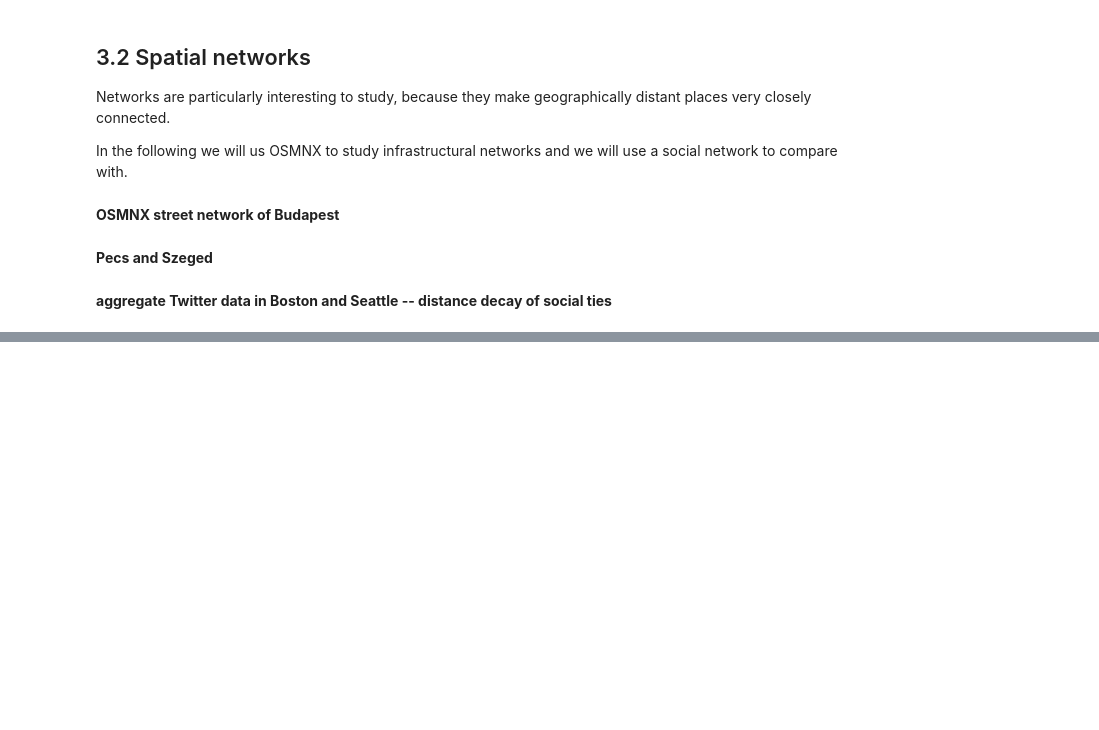
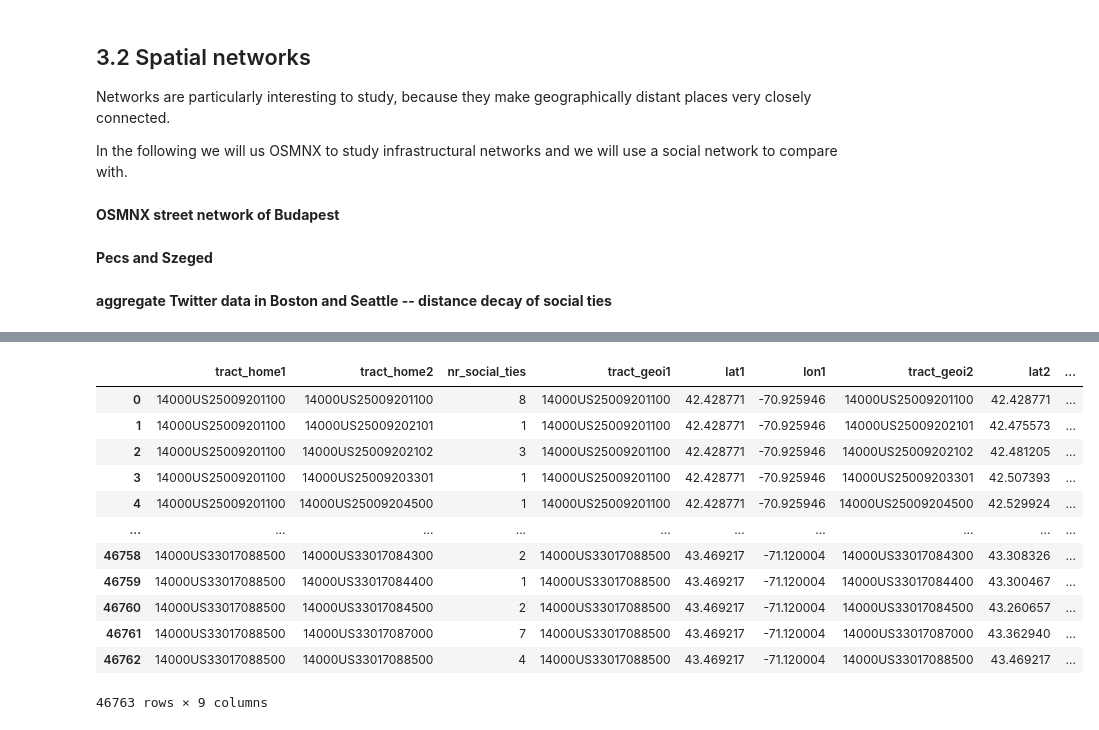
Before and after one commit to sandorjuhasz/geoDS_guest_lectures, a Jupyter notebook: code/part3_geoDS_OSM_and_spatial_networks.ipynb, the cells around one changed output, grey strips where cells are left out. Saved outputs shown, nothing was run; the diff lists cells and outputs as text; code cells hidden in the pictures; blank space fills up the shorter version.

```diff
--- a/code/part3_geoDS_OSM_and_spatial_networks.ipynb
+++ b/code/part3_geoDS_OSM_and_spatial_networks.ipynb
@@ -80,0 +93,2 @@ In the following we will us OSMNX to study infrastructural networks and we will
+# %%
+ct_el = pd.read_csv("../DATA/boston_US_twitter_edgelist.csv", sep=";")
@@ -80,0 +115,32 @@ In the following we will us OSMNX to study infrastructural networks and we will
+# %%
+ct_el = pd.merge(
+    ct_el,
+    tract_geoms,
+    left_on="tract_home1",
+    right_on="tract_geoi",
+    how="left"
+)
+ct_el = pd.merge(
+    ct_el,
+    tract_geoms,
+    left_on="tract_home2",
+    right_on="tract_geoi",
+    how="left",
+    suffixes=["1", "2"]
+)
+# %%
+ct_el
+# %% [output]
+|  | tract_home1 | tract_home2 | nr_social_ties | tract_geoi1 | lat1 | lon1 | tract_geoi2 | lat2 | ... |
+| 0 | 14000US25009201100 | 14000US25009201100 | 8 | 14000US25009201100 | 42.428771 | -70.925946 | 14000US25009201100 | 42.428771 | ... |
+| 1 | 14000US25009201100 | 14000US25009202101 | 1 | 14000US25009201100 | 42.428771 | -70.925946 | 14000US25009202101 | 42.475573 | ... |
+| 2 | 14000US25009201100 | 14000US25009202102 | 3 | 14000US25009201100 | 42.428771 | -70.925946 | 14000US25009202102 | 42.481205 | ... |
+| 3 | 14000US25009201100 | 14000US25009203301 | 1 | 14000US25009201100 | 42.428771 | -70.925946 | 14000US25009203301 | 42.507393 | ... |
+| 4 | 14000US25009201100 | 14000US25009204500 | 1 | 14000US25009201100 | 42.428771 | -70.925946 | 14000US25009204500 | 42.529924 | ... |
+| ... | ... | ... | ... | ... | ... | ... | ... | ... | ... |
+| 46758 | 14000US33017088500 | 14000US33017084300 | 2 | 14000US33017088500 | 43.469217 | -71.120004 | 14000US33017084300 | 43.308326 | ... |
+| 46759 | 14000US33017088500 | 14000US33017084400 | 1 | 14000US33017088500 | 43.469217 | -71.120004 | 14000US33017084400 | 43.300467 | ... |
+| 46760 | 14000US33017088500 | 14000US33017084500 | 2 | 14000US33017088500 | 43.469217 | -71.120004 | 14000US33017084500 | 43.260657 | ... |
+| 46761 | 14000US33017088500 | 14000US33017087000 | 7 | 14000US33017088500 | 43.469217 | -71.120004 | 14000US33017087000 | 43.362940 | ... |
+| 46762 | 14000US33017088500 | 14000US33017088500 | 4 | 14000US33017088500 | 43.469217 | -71.120004 | 14000US33017088500 | 43.469217 | ... |
+46763 rows × 9 columns
```
Also changed, not shown: parts of 8 cells of this notebook, 1 other file.
